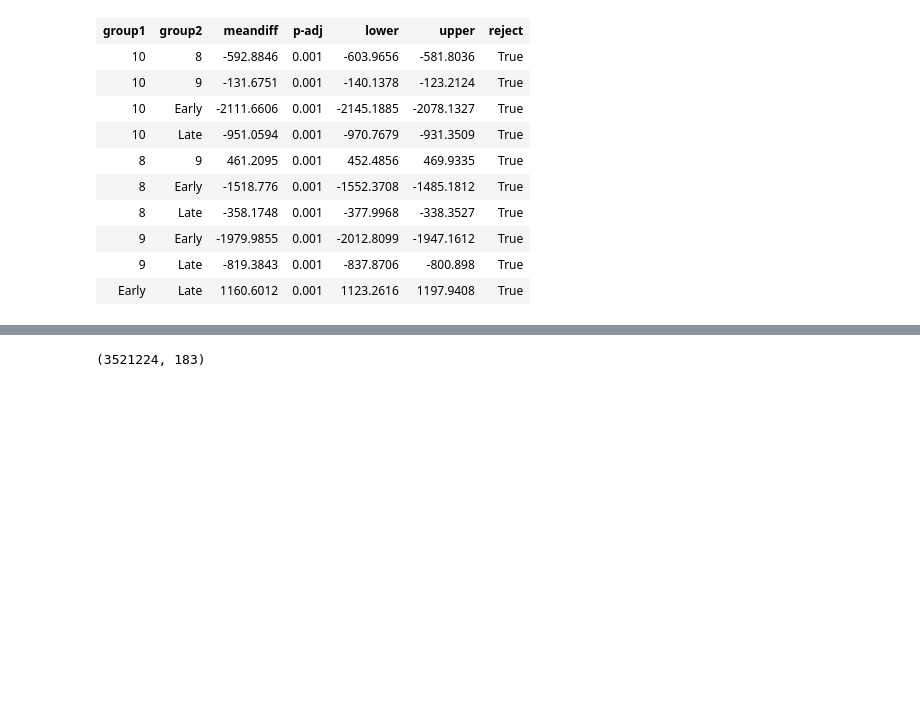
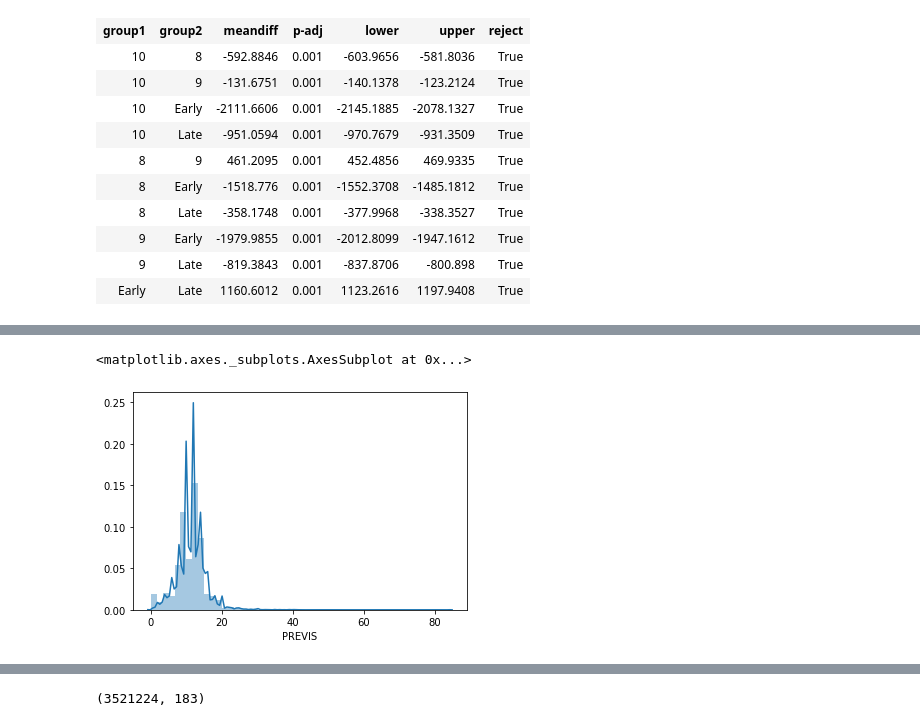
Before and after one commit to albertum1/US_Births_2018, a Jupyter notebook: Visualizations.ipynb, the cells around one changed output, grey strips where cells are left out. Drawn from its saved outputs; the diff is of its cells as text; code cells hidden in the pictures; blank space fills up the shorter version.

```diff
--- a/Visualizations.ipynb
+++ b/Visualizations.ipynb
@@ -292,0 +330,5 @@ Multiple Comparison of Means - Tukey HSD, FWER=0.05
+# %%
+sns.distplot(df['PREVIS'])
+# %% [output]
+<matplotlib.axes._subplots.AxesSubplot at 0x...>
+[figure, added]
```
Also changed, not shown: parts of 7 cells of this notebook.
